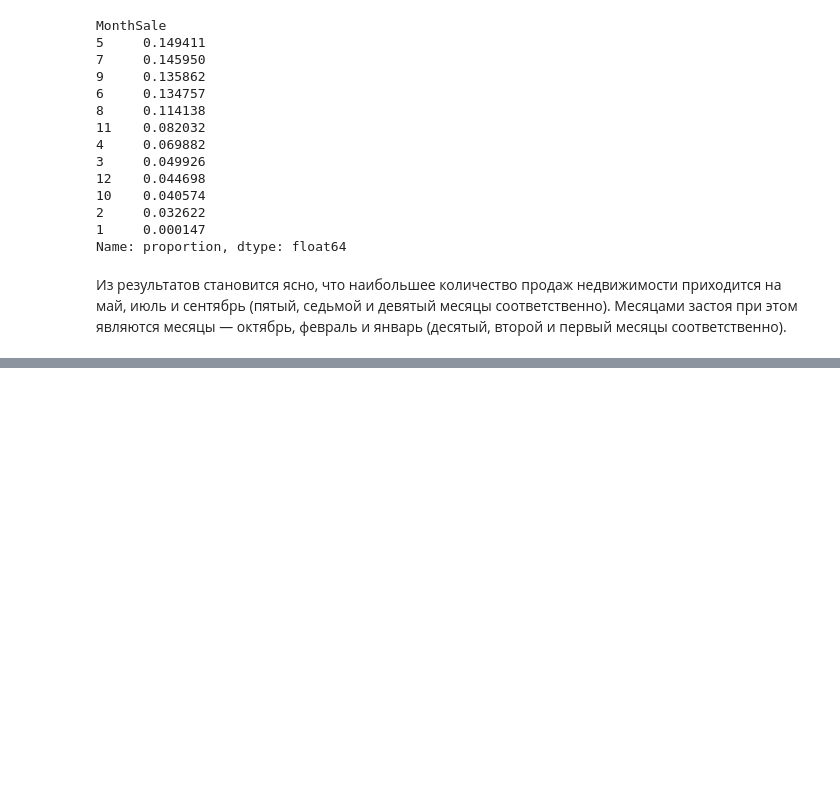
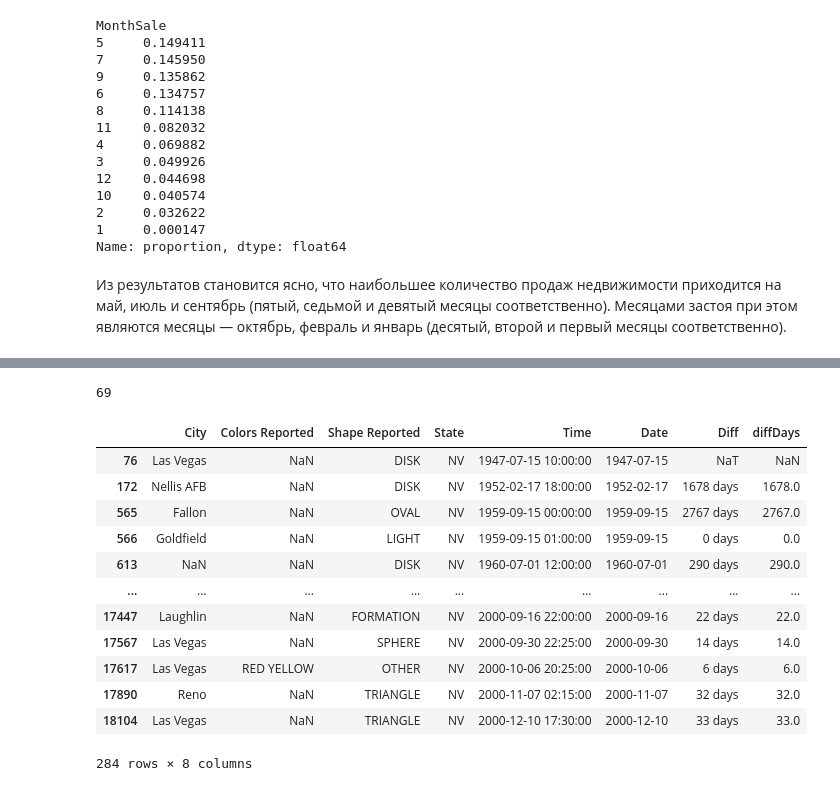
Before and after one commit to Djjjjjjd/skillFactory, a Jupyter notebook: skillFactory/feature_engineering/data_time.ipynb, the cells around one changed output, grey strips where cells are left out. Drawn from its saved outputs; the diff is of its cells as text; code cells hidden in the pictures; blank space fills up the shorter version.

```diff
--- a/skillFactory/feature_engineering/data_time.ipynb
+++ b/skillFactory/feature_engineering/data_time.ipynb
@@ -98,0 +161,6 @@ Name: proportion, dtype: float64
+# %%
+ufo_data = pd.read_csv('data/ufo.csv', sep=',')
+# melb_data['Date'] = pd.to_datetime(melb_data['Date'], dayfirst=True)
+ufo_data['Time'] = pd.to_datetime(ufo_data['Time'])
+print(ufo_data['Time'].dt.year.mode())
+ufo_data.head(20)
@@ -98,0 +194,27 @@ Name: proportion, dtype: float64
+# %%
+# отфильтровывам ниваду
+nv_data = ufo_data[ufo_data['State'] == 'NV'].copy()
+# берем только дату
+nv_data['Date'] = nv_data['Time'].dt.date
+# считаем разницу
+nv_data['Diff'] = nv_data['Date'].diff()
+# перводим в дни
+nv_data['diffDays'] = nv_data['Diff'].dt.days
+# среднее
+print(round(nv_data['diffDays'].mean()))
+display(nv_data)
+# %% [output]
+69
+|  | City | Colors Reported | Shape Reported | State | Time | Date | Diff | diffDays |
+| 76 | Las Vegas | NaN | DISK | NV | 1947-07-15 10:00:00 | 1947-07-15 | NaT | NaN |
+| 172 | Nellis AFB | NaN | DISK | NV | 1952-02-17 18:00:00 | 1952-02-17 | 1678 days | 1678.0 |
+| 565 | Fallon | NaN | OVAL | NV | 1959-09-15 00:00:00 | 1959-09-15 | 2767 days | 2767.0 |
+| 566 | Goldfield | NaN | LIGHT | NV | 1959-09-15 01:00:00 | 1959-09-15 | 0 days | 0.0 |
+| 613 | NaN | NaN | DISK | NV | 1960-07-01 12:00:00 | 1960-07-01 | 290 days | 290.0 |
+| ... | ... | ... | ... | ... | ... | ... | ... | ... |
+| 17447 | Laughlin | NaN | FORMATION | NV | 2000-09-16 22:00:00 | 2000-09-16 | 22 days | 22.0 |
+| 17567 | Las Vegas | NaN | SPHERE | NV | 2000-09-30 22:25:00 | 2000-09-30 | 14 days | 14.0 |
+| 17617 | Las Vegas | RED YELLOW | OTHER | NV | 2000-10-06 20:25:00 | 2000-10-06 | 6 days | 6.0 |
+| 17890 | Reno | NaN | TRIANGLE | NV | 2000-11-07 02:15:00 | 2000-11-07 | 32 days | 32.0 |
+| 18104 | Las Vegas | NaN | TRIANGLE | NV | 2000-12-10 17:30:00 | 2000-12-10 | 33 days | 33.0 |
+284 rows × 8 columns
```
Also changed, not shown: parts of 13 cells of this notebook, 1 other file.
